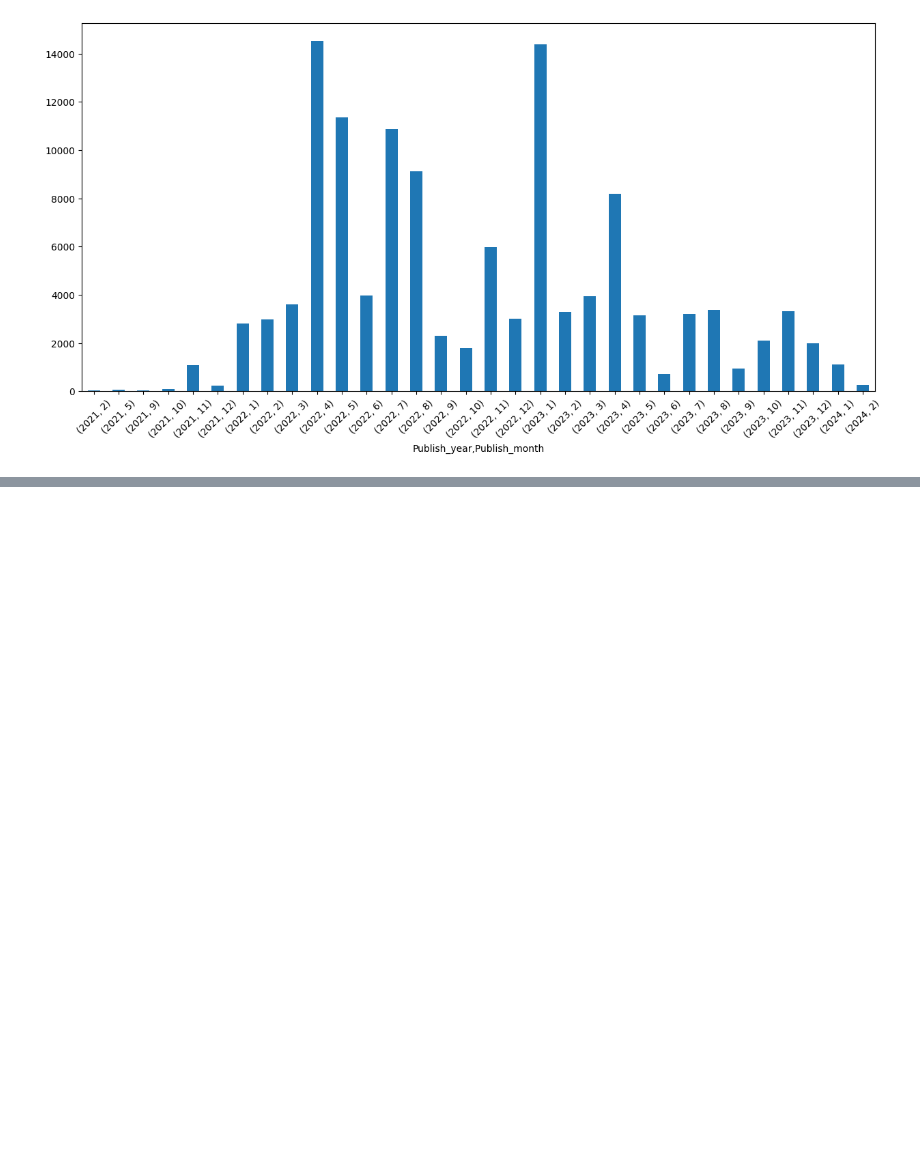
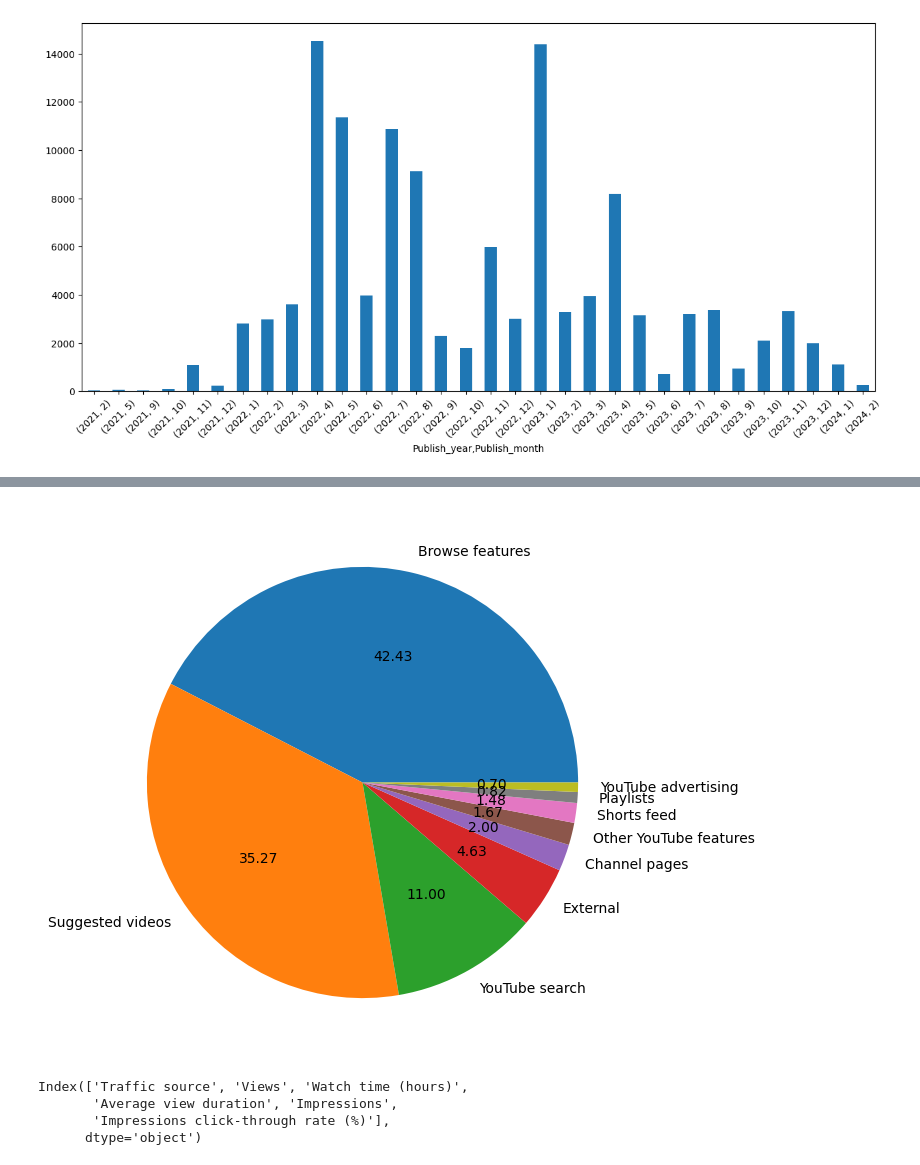
Before and after one commit to adityapatil4141/YouTube-channel-analytics, a Jupyter notebook: YouTube_analysis.ipynb, the cells around one changed output, grey strips where cells are left out. Cells and saved outputs as stored; diff of their text form; code cells hidden in the pictures; blank space fills up the shorter version.

```diff
--- a/YouTube_analysis.ipynb
+++ b/YouTube_analysis.ipynb
@@ -423,0 +559,4 @@ df.head()
+# %%
+traffic_watch_time = traffic.groupby('Traffic source')['Watch time (hours)'].sum().sort_values(ascending=False).reset_index().set_index('Traffic source').head(10)
+traffic_watch_time = traffic_watch_time.drop('Total')
+traffic_watch_time
@@ -423,0 +575,6 @@ df.head()
+# %%
+plt.figure(figsize=(15,7))
+plt.pie(traffic_watch_time['Watch time (hours)'],autopct='%.2f',labels=traffic_watch_time.index)
+plt.show()
+# %% [output]
+[figure, added]
@@ -423,0 +583,7 @@ df.head()
+# %%
+traffic.columns
+# %% [output]
+Index(['Traffic source', 'Views', 'Watch time (hours)',
+       'Average view duration', 'Impressions',
+       'Impressions click-through rate (%)'],
+      dtype='object')
```
Also changed, not shown: parts of 54 cells of this notebook.
